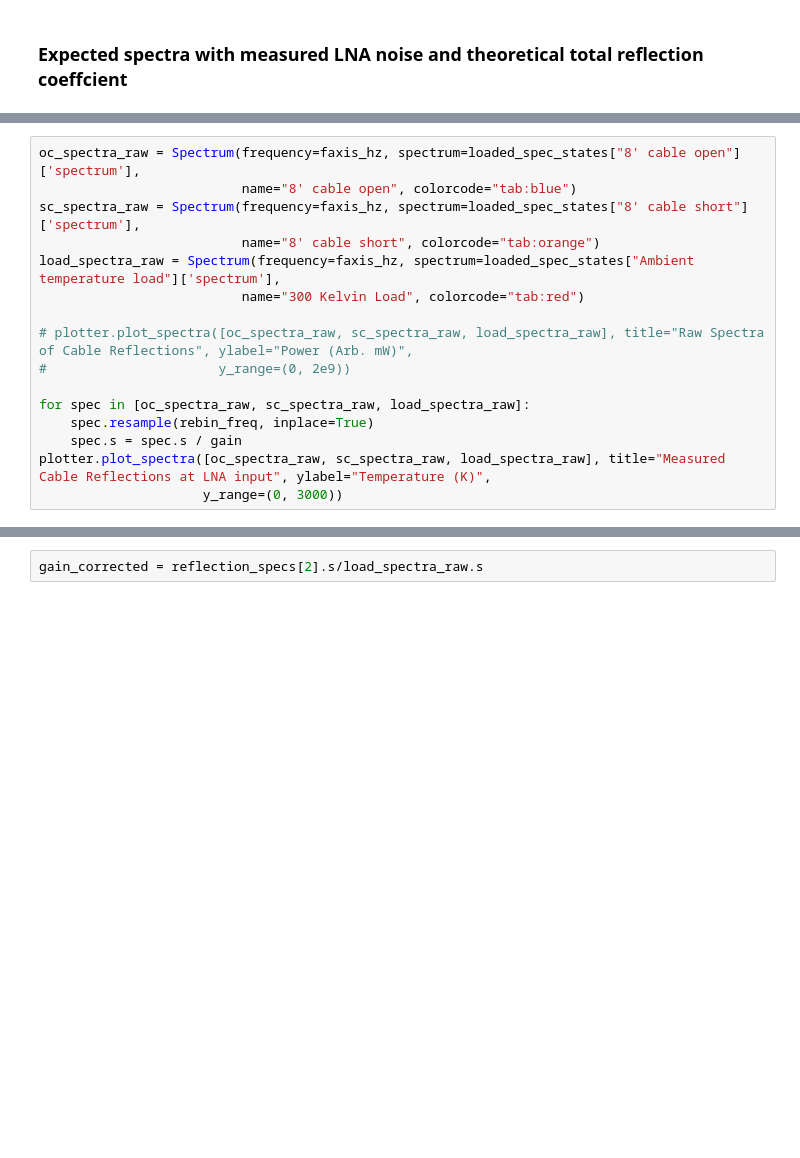
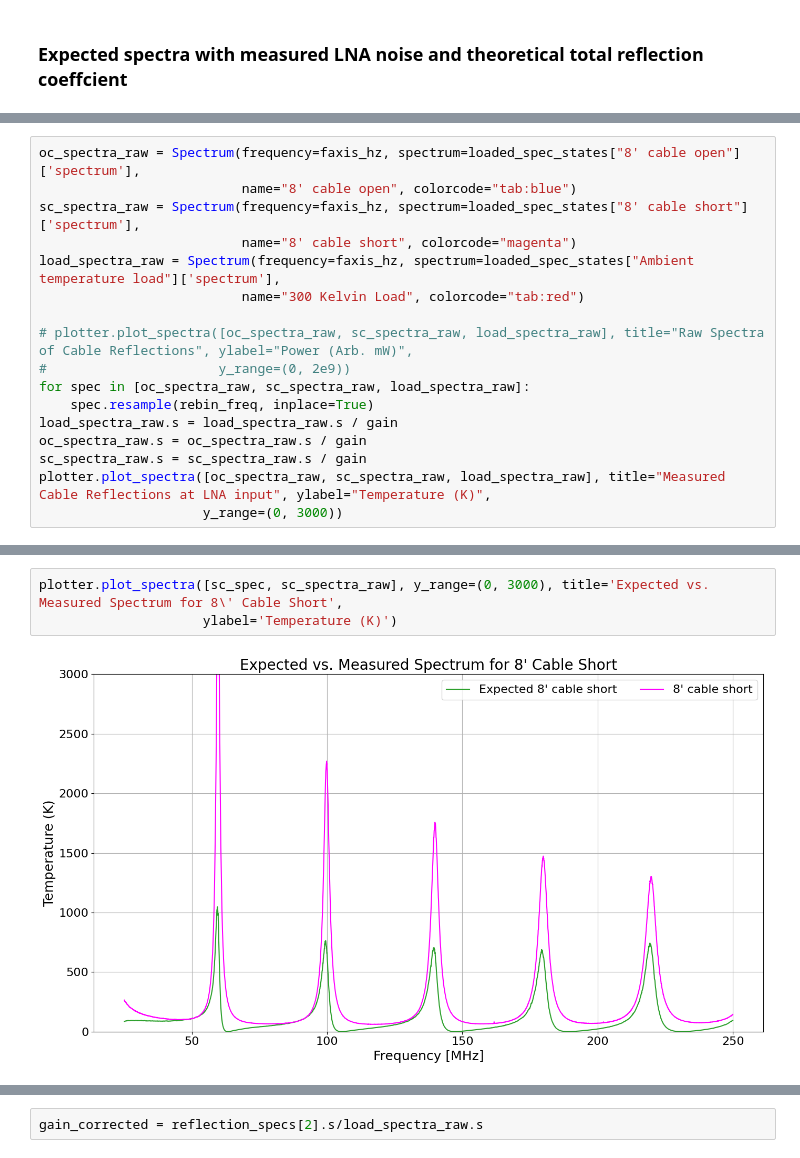
Before and after one commit to alhosani-abdulla/Highz-EXP, a Jupyter notebook: notebooks/multiple_reflection_model.ipynb, the cells around one changed output, grey strips where cells are left out. Cells and saved outputs as stored; diff of their text form; blank space fills up the shorter version.

```diff
--- a/notebooks/multiple_reflection_model.ipynb
+++ b/notebooks/multiple_reflection_model.ipynb
@@ -187,16 +178,17 @@ fig, ax = lna.plot_smith_chart(title="Resonance Peaks for LNA vs. Antenna S11",
 oc_spectra_raw = Spectrum(frequency=faxis_hz, spectrum=loaded_spec_states["8' cable open"]['spectrum'],
                           name="8' cable open", colorcode="tab:blue")
 sc_spectra_raw = Spectrum(frequency=faxis_hz, spectrum=loaded_spec_states["8' cable short"]['spectrum'],
-                          name="8' cable short", colorcode="tab:orange")
+                          name="8' cable short", colorcode="magenta")
 load_spectra_raw = Spectrum(frequency=faxis_hz, spectrum=loaded_spec_states["Ambient temperature load"]['spectrum'],
                           name="300 Kelvin Load", colorcode="tab:red")
 
 # plotter.plot_spectra([oc_spectra_raw, sc_spectra_raw, load_spectra_raw], title="Raw Spectra of Cable Reflections", ylabel="Power (Arb. mW)",
 #                      y_range=(0, 2e9))
-
 for spec in [oc_spectra_raw, sc_spectra_raw, load_spectra_raw]:
     spec.resample(rebin_freq, inplace=True)
-    spec.s = spec.s / gain
+load_spectra_raw.s = load_spectra_raw.s / gain
+oc_spectra_raw.s = oc_spectra_raw.s / gain
+sc_spectra_raw.s = sc_spectra_raw.s / gain
 plotter.plot_spectra([oc_spectra_raw, sc_spectra_raw, load_spectra_raw], title="Measured Cable Reflections at LNA input", ylabel="Temperature (K)",
                      y_range=(0, 3000))
 # %% [output]
@@ -203,0 +196,5 @@ plotter.plot_spectra([oc_spectra_raw, sc_spectra_raw, load_spectra_raw], title="
+# %%
+plotter.plot_spectra([sc_spec, sc_spectra_raw], y_range=(0, 3000), title='Expected vs. Measured Spectrum for 8\' Cable Short',
+                     ylabel='Temperature (K)')
+# %% [output]
+[figure, added]
```
Also changed, not shown: parts of 13 cells of this notebook, 3 other files.
